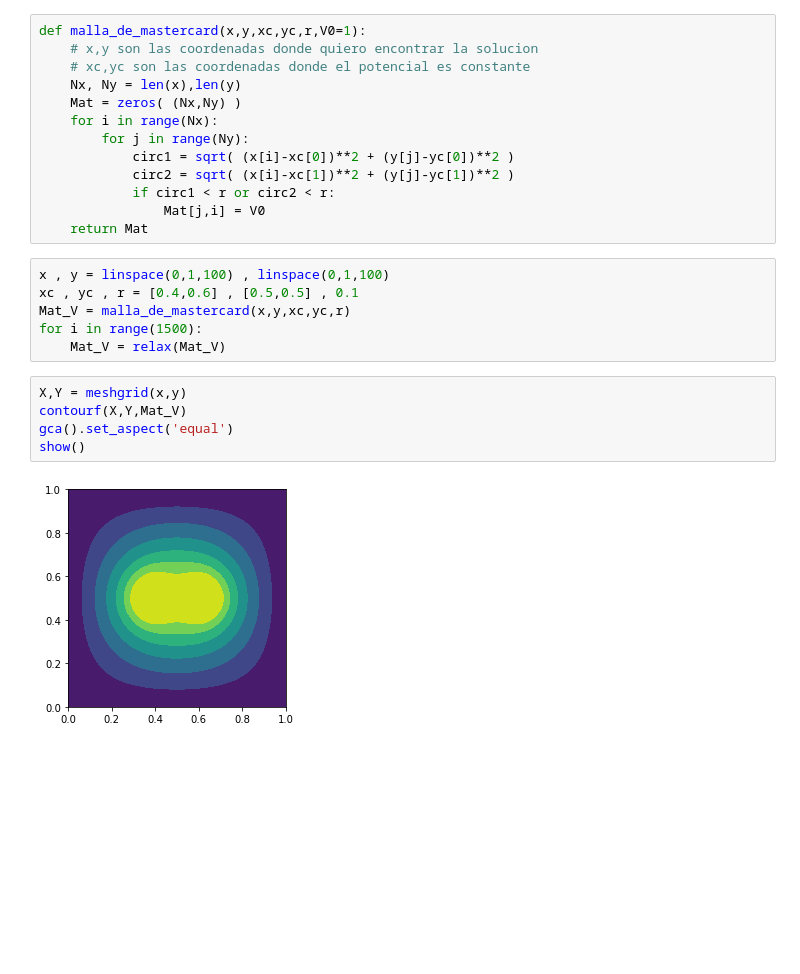
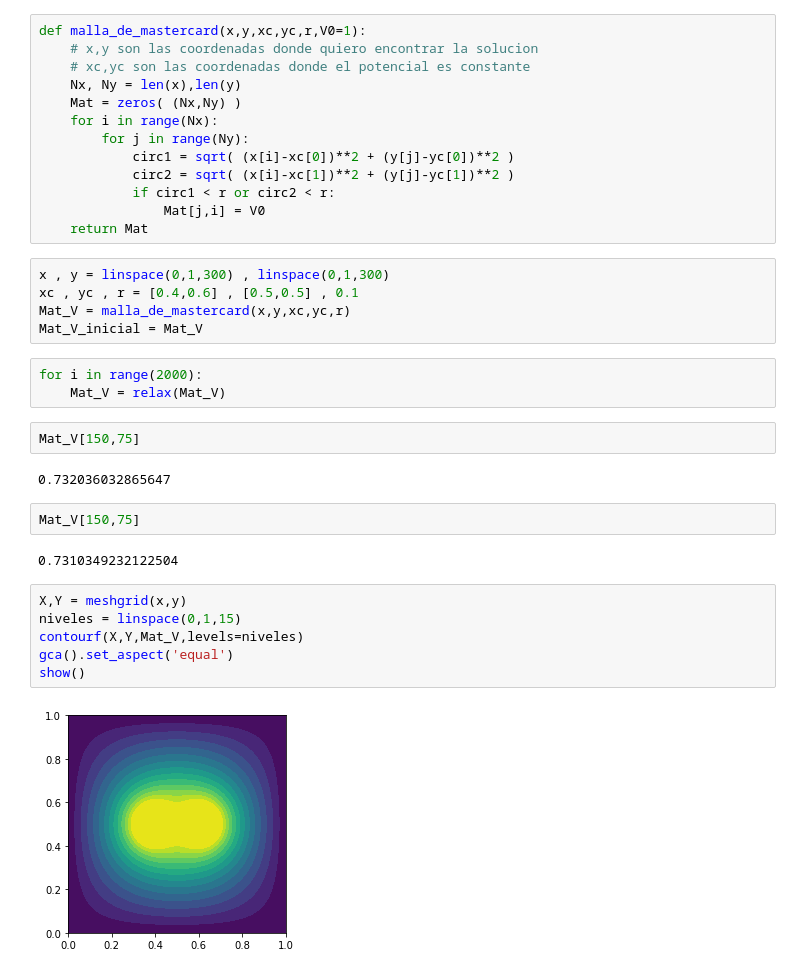
Before and after one commit to richmf/FisComp_borrador, a Jupyter notebook: Metodo de Jacobi.ipynb, the cells around one changed output. Drawn from its saved outputs; the diff is of its cells as text; blank space fills up the shorter version.

```diff
--- a/Metodo de Jacobi.ipynb
+++ b/Metodo de Jacobi.ipynb
@@ -64,15 +64,26 @@ def malla_de_mastercard(x,y,xc,yc,r,V0=1):
                 Mat[j,i] = V0
     return Mat
 # %%
-x , y = linspace(0,1,100) , linspace(0,1,100)
+x , y = linspace(0,1,300) , linspace(0,1,300)
 xc , yc , r = [0.4,0.6] , [0.5,0.5] , 0.1
 Mat_V = malla_de_mastercard(x,y,xc,yc,r)
-for i in range(1500):
-    Mat_V = relax(Mat_V)
+Mat_V_inicial = Mat_V
+# %%
+for i in range(2000):
+    Mat_V = relax(Mat_V)
+# %%
+Mat_V[150,75]
+# %% [output]
+0.732036032865647
+# %%
+Mat_V[150,75]
+# %% [output]
+0.7310349232122504
 # %%
 X,Y = meshgrid(x,y)
-contourf(X,Y,Mat_V)
+niveles = linspace(0,1,15)
+contourf(X,Y,Mat_V,levels=niveles)
 gca().set_aspect('equal')
 show()
 # %% [output]
-[figure, old version]
+[figure, new version]
```
Also changed, not shown: parts of 1 cell of this notebook.
